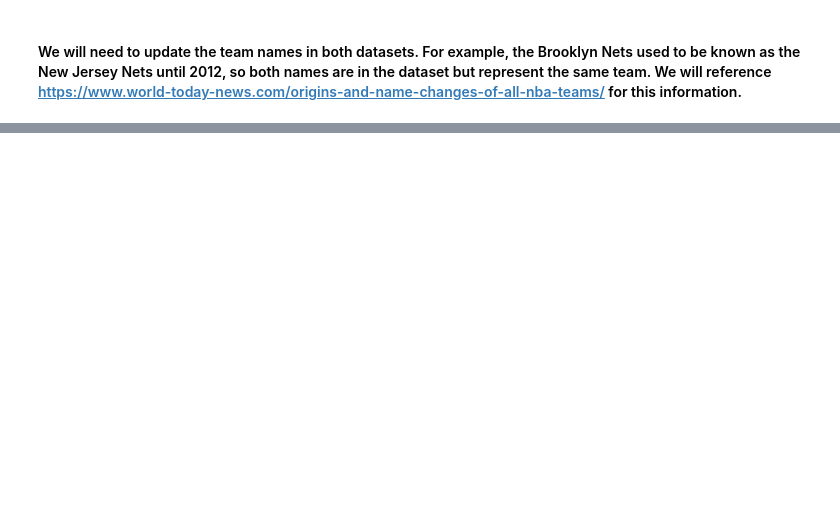
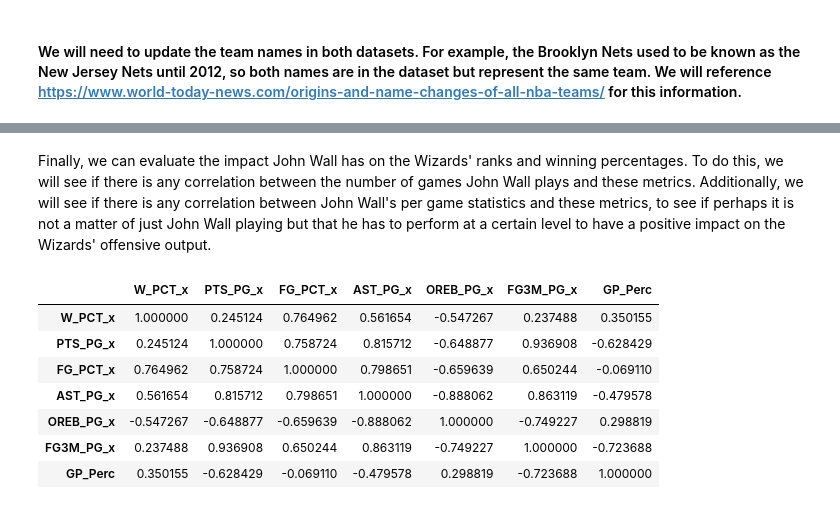
Before and after one commit to jakesutor/NBA-Analysis, a Jupyter notebook: Initial-Data-Exploration.ipynb, the cells around one changed output, grey strips where cells are left out. Cells and saved outputs as stored; diff of their text form; code cells hidden in the pictures; blank space fills up the shorter version.

Commit message:
Updates for Deliverable 2. Includes data cleansing and initial analysis

```diff
--- a/Initial-Data-Exploration.ipynb
+++ b/Initial-Data-Exploration.ipynb
@@ -226,0 +226,15 @@ all_def_stats.head(5)
+# %%
+# Using the same per game columns list, we can calculate the rank for each team.
+
+# First, select subset of data for just 2019-20
+team_stats_latest = team_stats[team_stats['SEASON']=='2019-20']
+for stat in per_game_columns:
+    team_stats_latest[stat+'_RANK'] = team_stats_latest[stat+'_PG'].rank(ascending=False)
+
+for stat in ['L','TOV','PF']:
+    team_stats_latest[stat+'_RANK'] = team_stats_latest[stat+'_PG'].rank(ascending=True)
+
+# Next, drop 2019-20 from original dataset and append the new 2019-20 dataset
+team_stats = team_stats[team_stats['SEASON']!='2019-20']
+team_stats = team_stats.append(team_stats_latest)
+team_stats.tail(3)
@@ -226,0 +277,4 @@ all_def_stats.head(5)
+# %%
+# Wizards only
+wiz_stats = team_stats[team_stats['TEAM_NAME']=='Washington Wizards']
+wiz_stats[['W_PCT','PTS_PG','AST_PG','OREB_PG','FG3M_PG']].mean()
@@ -226,0 +419,17 @@ all_def_stats.head(5)
+# %% [markdown]
+Finally, we can evaluate the impact John Wall has on the Wizards' ranks and winning percentages. To do this, we will see if there is any correlation between the number of games John Wall plays and these metrics. Additionally, we will see if there is any correlation between John Wall's per game statistics and these metrics, to see if perhaps it is not a matter of just John Wall playing but that he has to perform at a certain level to have a positive impact on the Wizards' offensive output.
+# %%
+# John Wall's impact
+wiz_stats_wall = pd.merge(wiz_stats,wall_stats,how='left',on=['SEASON'])
+wiz_stats_wall = wiz_stats_wall.fillna(0)
+# %%
+wiz_stats_wall[['W_PCT_x','PTS_PG_x','FG_PCT_x','AST_PG_x','OREB_PG_x','FG3M_PG_x','GP_Perc']].corr(method='pearson')
+# %% [output]
+|  | W_PCT_x | PTS_PG_x | FG_PCT_x | AST_PG_x | OREB_PG_x | FG3M_PG_x | GP_Perc |
+| W_PCT_x | 1.000000 | 0.245124 | 0.764962 | 0.561654 | -0.547267 | 0.237488 | 0.350155 |
+| PTS_PG_x | 0.245124 | 1.000000 | 0.758724 | 0.815712 | -0.648877 | 0.936908 | -0.628429 |
+| FG_PCT_x | 0.764962 | 0.758724 | 1.000000 | 0.798651 | -0.659639 | 0.650244 | -0.069110 |
+| AST_PG_x | 0.561654 | 0.815712 | 0.798651 | 1.000000 | -0.888062 | 0.863119 | -0.479578 |
+| OREB_PG_x | -0.547267 | -0.648877 | -0.659639 | -0.888062 | 1.000000 | -0.749227 | 0.298819 |
+| FG3M_PG_x | 0.237488 | 0.936908 | 0.650244 | 0.863119 | -0.749227 | 1.000000 | -0.723688 |
+| GP_Perc | 0.350155 | -0.628429 | -0.069110 | -0.479578 | 0.298819 | -0.723688 | 1.000000 |
```
Also changed, not shown: parts of 78 cells of this notebook, 4 other files.
